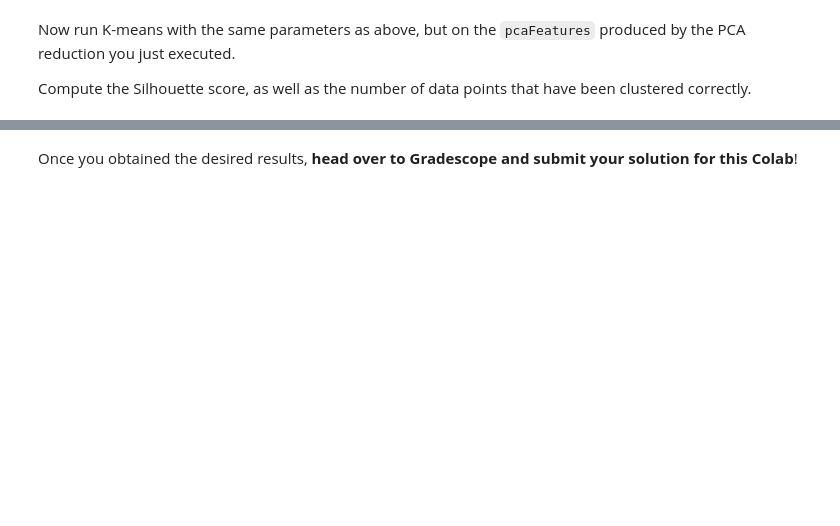
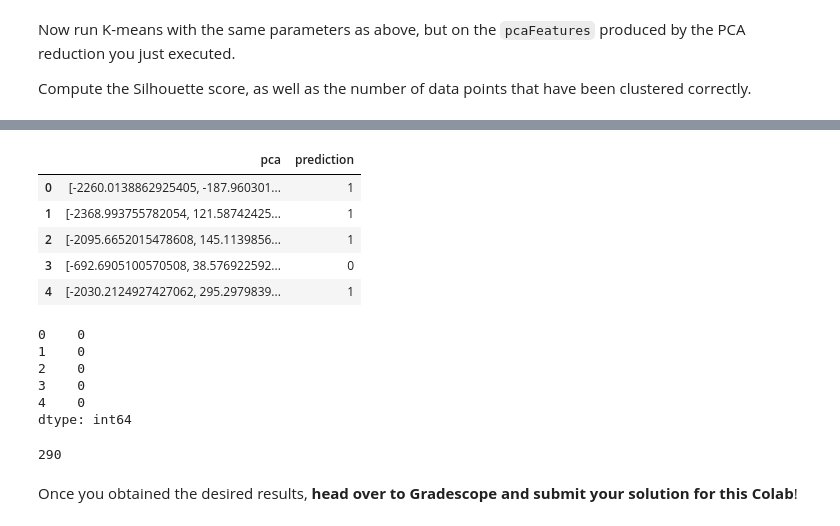
Before and after one commit to lnodin/mining-massive-datasets, a Jupyter notebook: CS246_Colab_3.ipynb, the cells around one changed output, grey strips where cells are left out. Cells and saved outputs as stored; diff of their text form; code cells hidden in the pictures; blank space fills up the shorter version.

```diff
--- a/CS246_Colab_3.ipynb
+++ b/CS246_Colab_3.ipynb
@@ -116,2 +315,26 @@ Compute the Silhouette score, as well as the number of data points that have bee
+# %%
+pca_predictions_df = pca_predictions.toPandas()
+pca_predictions_df.head()
+# %% [output]
+|  | pca | prediction |
+| 0 | [-2260.0138862925405, -187.960301... | 1 |
+| 1 | [-2368.993755782054, 121.58742425... | 1 |
+| 2 | [-2095.6652015478608, 145.1139856... | 1 |
+| 3 | [-692.6905100570508, 38.576922592... | 0 |
+| 4 | [-2030.2124927427062, 295.2979839... | 1 |
+# %%
+pred = pd.Series(np.where(predictions_df.prediction.values == 1, 1, 0), predictions_df.index)
+pred.head()
+# %% [output]
+0    0
+1    0
+2    0
+3    0
+4    0
+dtype: int64
+# %%
+np.count_nonzero(pred.values == labels.values)
+# %% [output]
+290
 # %% [markdown]
 Once you obtained the desired results, **head over to Gradescope and submit your solution for this Colab**!
```
Also changed, not shown: parts of 20 cells of this notebook.
